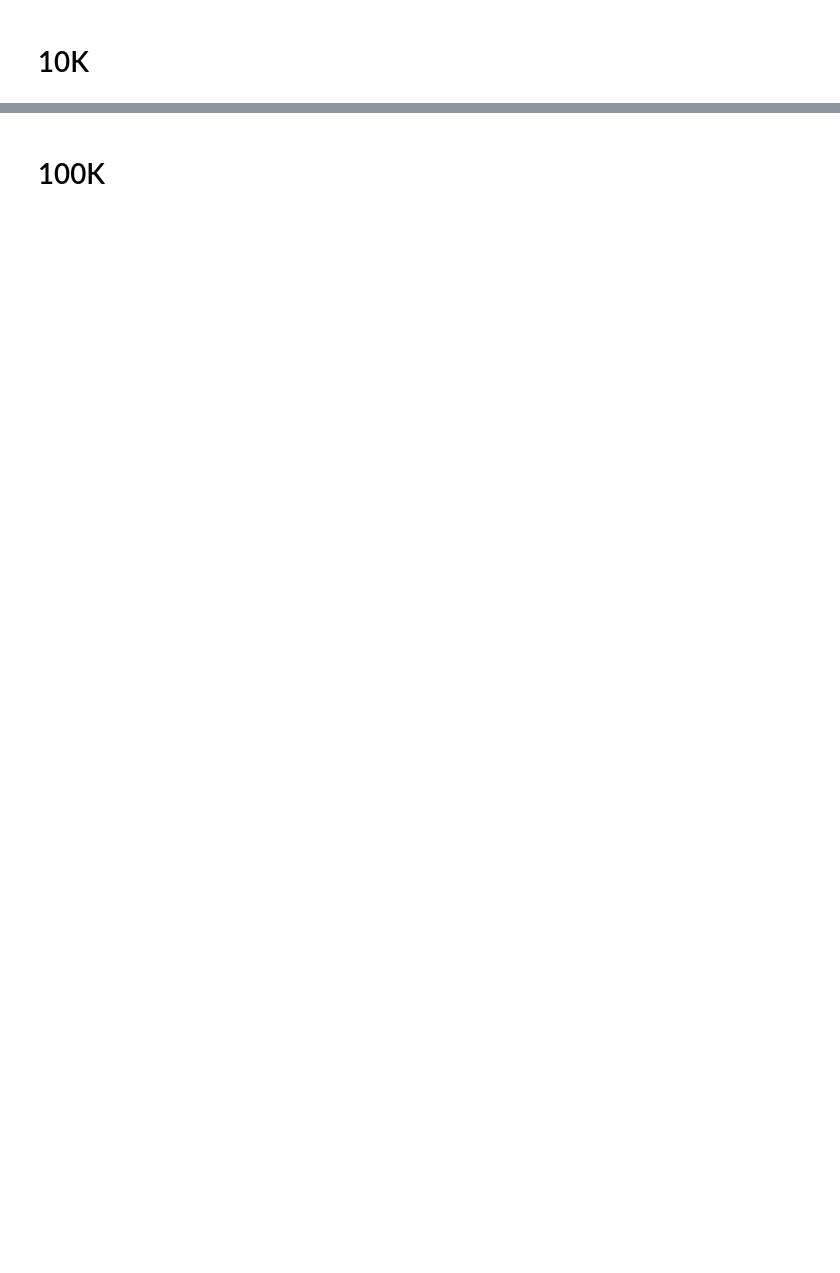
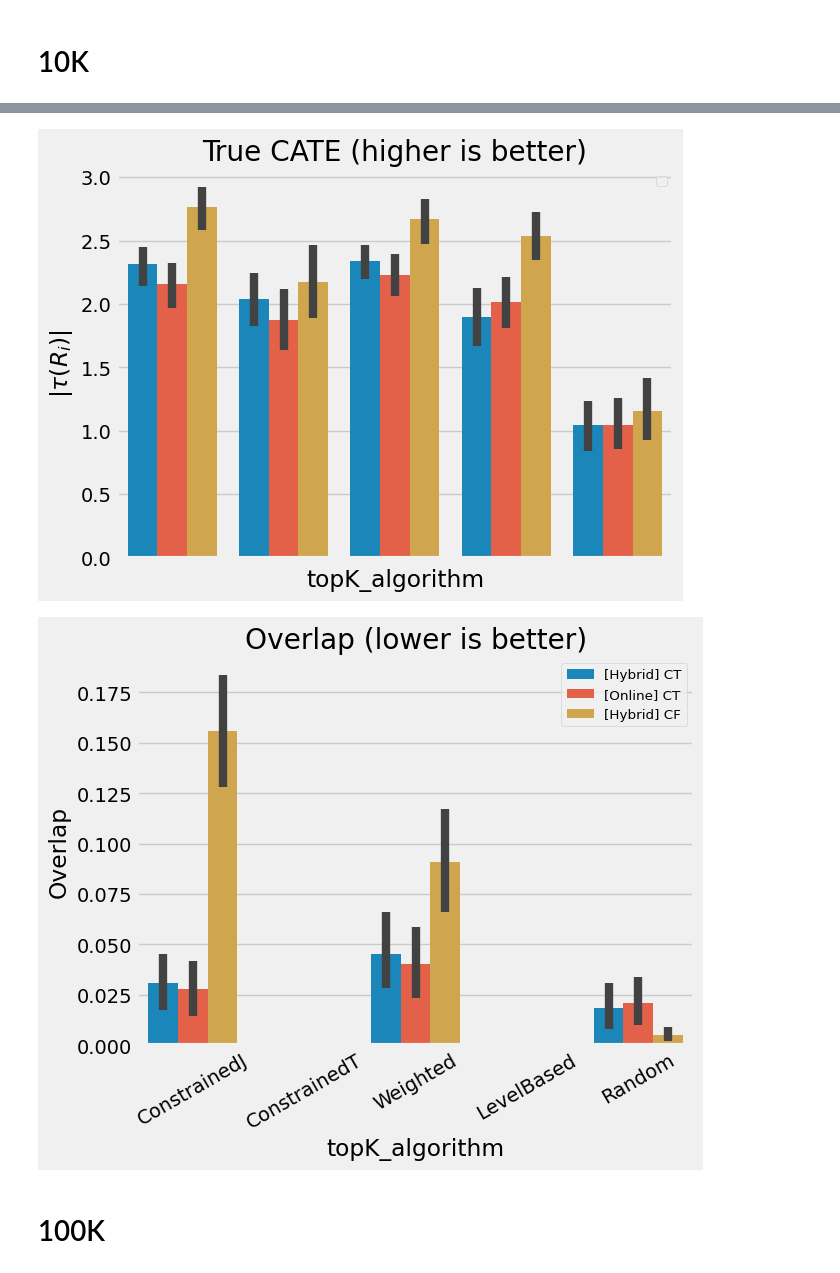
Before and after one commit to antonismand/Query-Driven-Data-Exploration-with-Heterogeneous-Treatment-Effects, a Jupyter notebook: experiments/topK.ipynb, the cells around one changed output, grey strips where cells are left out. Cells and saved outputs as stored; diff of their text form; code cells hidden in the pictures; blank space fills up the shorter version.

```diff
--- a/experiments/topK.ipynb
+++ b/experiments/topK.ipynb
@@ -23,3 +33,8 @@ Experiment("topK_algorithm", data_iterations=1, user_iterations=10, save_csv=Tru
+# %%
+exp1.save_tikzplot()
+# %% [output]
+[figure, added]
+[figure, added]
 # %% [markdown]
 # 100K
 # %%
```
Also changed, not shown: parts of 3 cells of this notebook, 8 other files.
